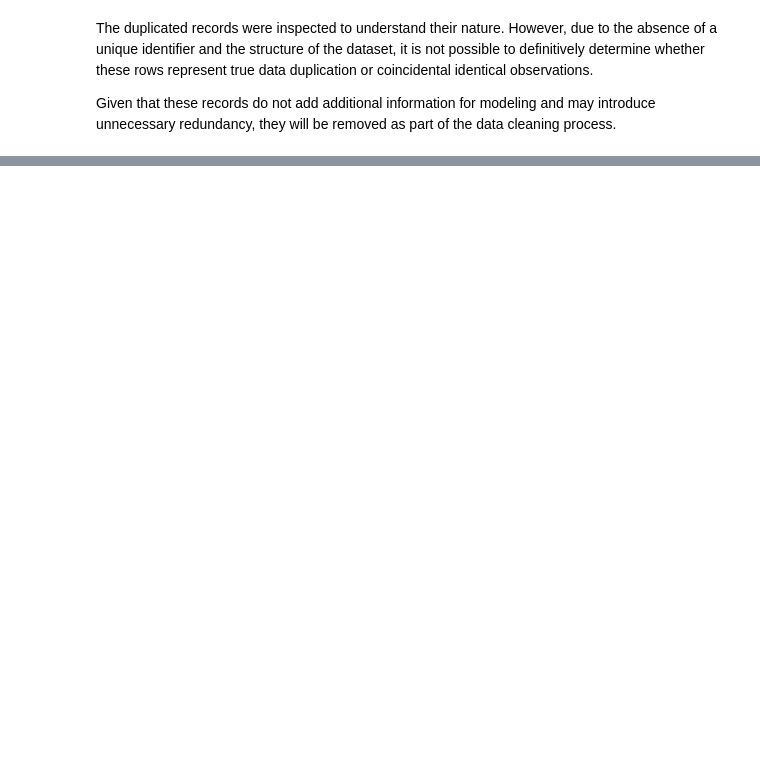
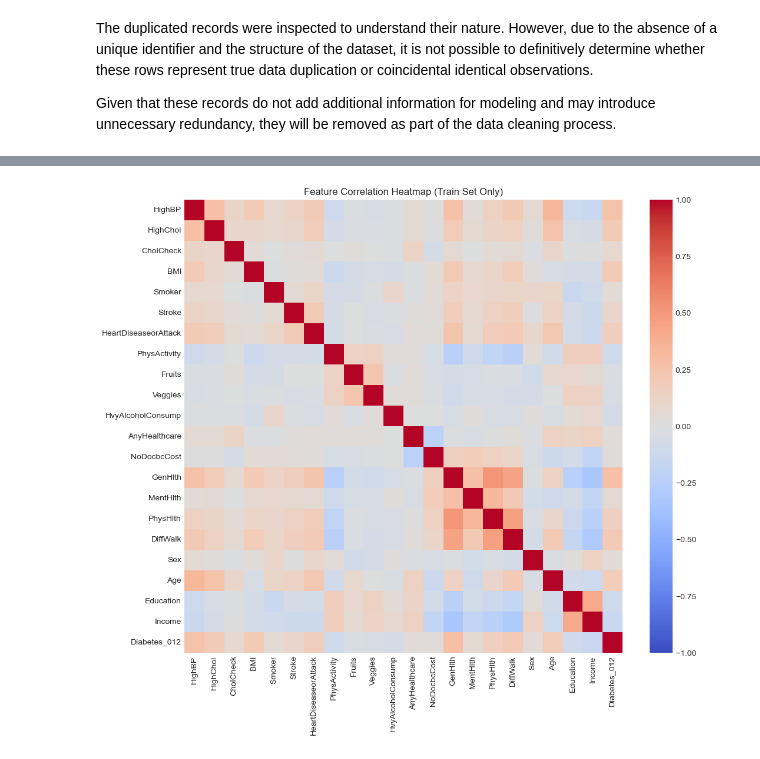
Before and after one commit to jayjay0317/Diabetes-ML-Pipeline-Analysis, a Jupyter notebook: 01_Diabetes_Exploratory_Analysis.ipynb, the cells around one changed output, grey strips where cells are left out. Saved outputs shown, nothing was run; the diff lists cells and outputs as text; code cells hidden in the pictures; blank space fills up the shorter version.

```diff
--- a/01_Diabetes_Exploratory_Analysis.ipynb
+++ b/01_Diabetes_Exploratory_Analysis.ipynb
@@ -129,3 +129,13 @@ Given that these records do not add additional information for modeling and may
 diabetes_data = diabetes_data.drop_duplicates()
 # %%
 # Separate features and target
+X = diabetes_data.drop('Diabetes_012', axis=1)
+y = diabetes_data['Diabetes_012'].copy()
+
+# Stratified Split (8:2)
+X_train, X_test, y_train, y_test = train_test_split(
+    X, y, test_size=0.2, random_state=42, stratify=y)
+
+# Reconstruct train set for subsequent EDA
+train_set = pd.concat([X_train, y_train], axis=1)
+train_set.shape
@@ -131,0 +147,12 @@ diabetes_data = diabetes_data.drop_duplicates()
+# %%
+# Analyze top 3 highest correlations
+corr_matrix = train_set.corr()
+diabetes_corr = corr_matrix['Diabetes_012']
+
+print('Top 3 Positive Correlations:\n')
+print(diabetes_corr.sort_values(ascending=False).head(4)[1:]) # Exclude the target itself
+
+print('\n' + '-'*35 + '\n')
+
+print('Top 3 Negative Correlations:\n')
+print(diabetes_corr.sort_values(ascending=True).head(3))
@@ -131,0 +175,7 @@ diabetes_data = diabetes_data.drop_duplicates()
+# %%
+plt.figure(figsize=(12, 10))
+sns.heatmap(corr_matrix, annot=False, cmap='coolwarm', vmin=-1, vmax=1)
+plt.title('Feature Correlation Heatmap (Train Set Only)')
+plt.show()
+# %% [output]
+[figure, added]
```
Also changed, not shown: parts of 7 cells of this notebook.
